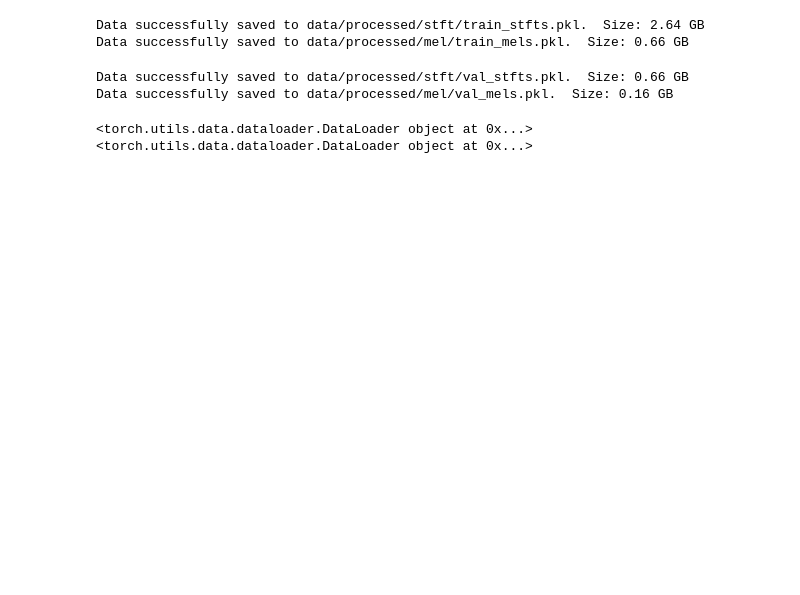
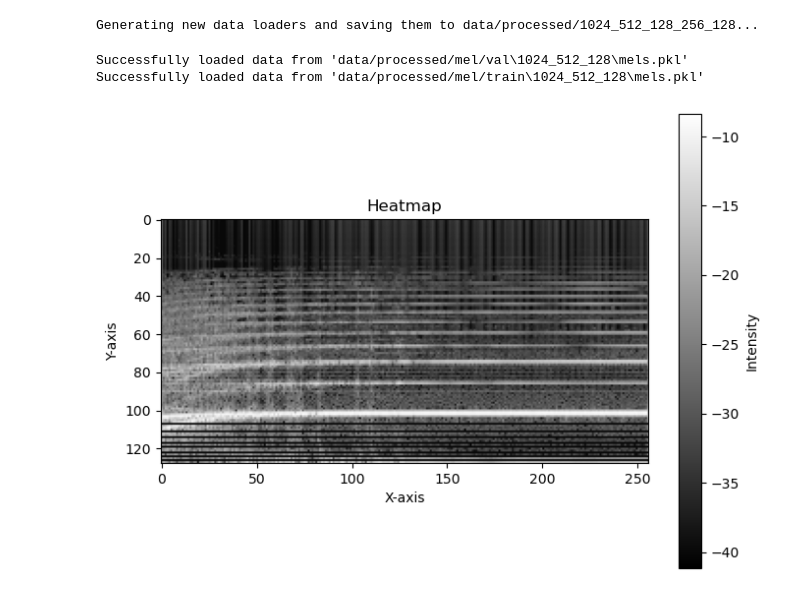
Before and after one commit to So-Ezzz/project, a Jupyter notebook: test.ipynb, the cells around one changed output. Saved outputs shown, nothing was run; the diff lists cells and outputs as text; code cells hidden in the pictures; blank space fills up the shorter version.

```diff
--- a/test.ipynb
+++ b/test.ipynb
@@ -1,13 +1,21 @@
 # %%
 from src.classification.classification import *
 # %%
-train_loader, test_loader = get_loader(window_size=1024, hop_size=512, num_mel_bins=128, width=128, height=128, batch_size=32)
+train_loader, test_loader = get_loader(window_size=4096, hop_size=512, num_mel_bins=128, width=256, height=128, batch_size=32)
 # %% [output]
-Data successfully saved to data/processed/stft/train_stfts.pkl.  Size: 2.64 GB
-Data successfully saved to data/processed/mel/train_mels.pkl.  Size: 0.66 GB
+Generating new data loaders and saving them to data/processed/1024_512_128_256_128...
-Data successfully saved to data/processed/stft/val_stfts.pkl.  Size: 0.66 GB
-Data successfully saved to data/processed/mel/val_mels.pkl.  Size: 0.16 GB
+Successfully loaded data from 'data/processed/mel/val\1024_512_128\mels.pkl'
+Successfully loaded data from 'data/processed/mel/train\1024_512_128\mels.pkl'
-# %%
-print(test_loader,test_loader)
-# %% [output]
-<torch.utils.data.dataloader.DataLoader object at 0x...> <torch.utils.data.dataloader.DataLoader object at 0x...>
+# %%
+test_mels = test_loader.dataset.mels
+# %%
+# 绘制热力图
+plt.figure(figsize=(8, 6))  # 设置图像大小
+plt.imshow(test_mels[12], cmap='gray', aspect='equal')  # 选择 colormap，例如 'viridis'
+plt.colorbar(label="Intensity")  # 添加颜色条
+plt.title("Heatmap")
+plt.xlabel("X-axis")
+plt.ylabel("Y-axis")
+plt.show()
+# %% [output]
+[figure, added]
```
Also changed, not shown: 2 other files.
